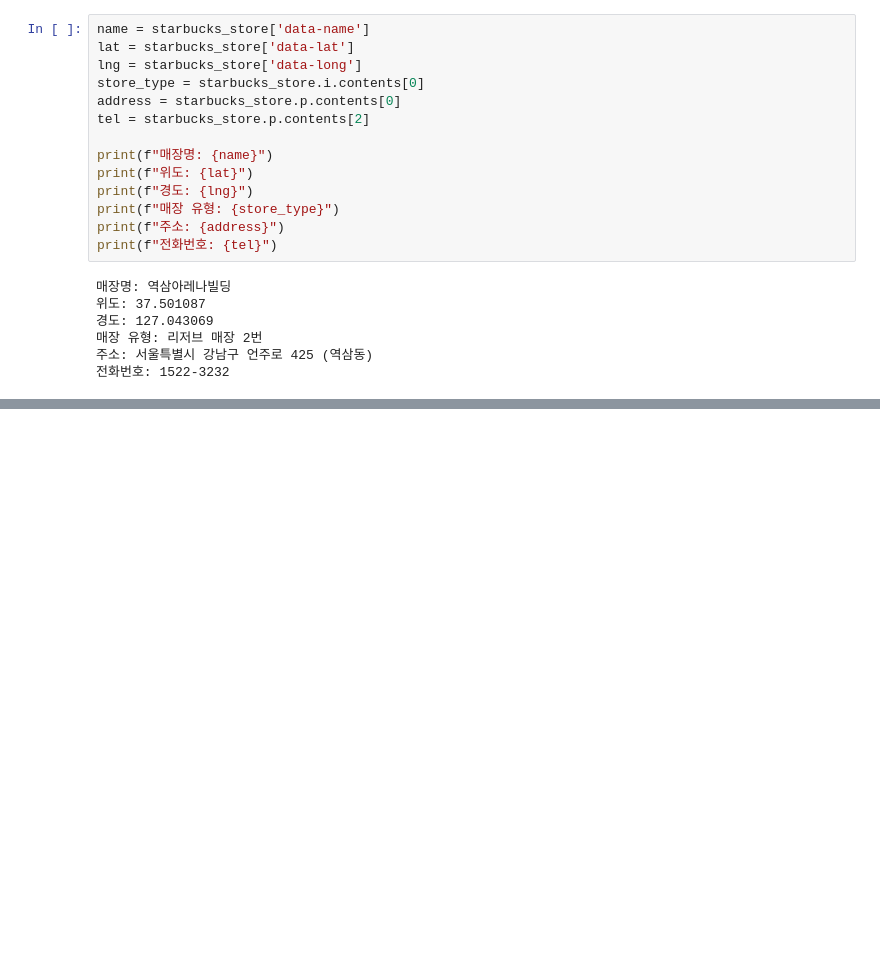
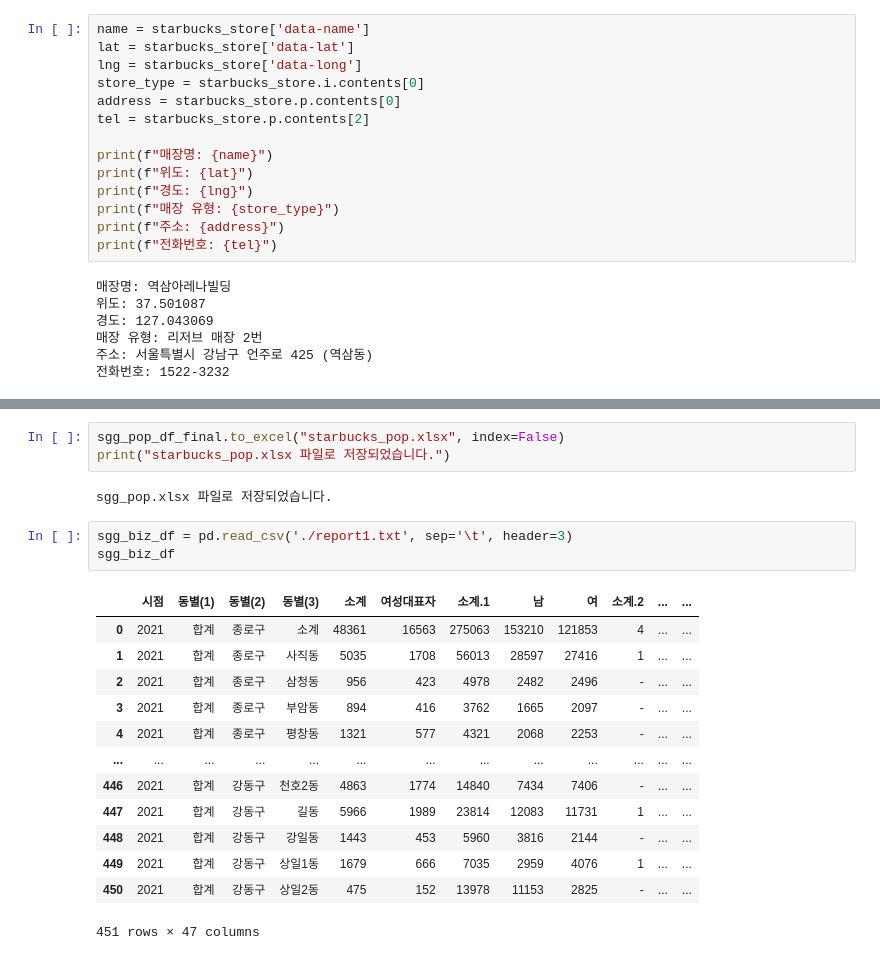
Before and after one commit to KHseo32/test, a Jupyter notebook: project01/05. 딥러닝/starbucks.ipynb, the cells around one changed output, grey strips where cells are left out. Saved outputs shown, nothing was run; the diff lists cells and outputs as text; blank space fills up the shorter version.

```diff
--- a/project01/05. 딥러닝/starbucks.ipynb
+++ b/project01/05. 딥러닝/starbucks.ipynb
@@ -148,0 +269,22 @@ print("스타벅스 매장 정보를 starbucks_stores.csv 파일로 저장했습
+# %%
+sgg_pop_df_final.to_excel("starbucks_pop.xlsx", index=False)
+print("starbucks_pop.xlsx 파일로 저장되었습니다.")
+# %% [output]
+sgg_pop.xlsx 파일로 저장되었습니다.
+# %%
+sgg_biz_df = pd.read_csv('./report1.txt', sep='\t', header=3)
+sgg_biz_df
+# %% [output]
+|  | 시점 | 동별(1) | 동별(2) | 동별(3) | 소계 | 여성대표자 | 소계.1 | 남 | 여 | 소계.2 | ... | ... |
+| 0 | 2021 | 합계 | 종로구 | 소계 | 48361 | 16563 | 275063 | 153210 | 121853 | 4 | ... | ... |
+| 1 | 2021 | 합계 | 종로구 | 사직동 | 5035 | 1708 | 56013 | 28597 | 27416 | 1 | ... | ... |
+| 2 | 2021 | 합계 | 종로구 | 삼청동 | 956 | 423 | 4978 | 2482 | 2496 | - | ... | ... |
+| 3 | 2021 | 합계 | 종로구 | 부암동 | 894 | 416 | 3762 | 1665 | 2097 | - | ... | ... |
+| 4 | 2021 | 합계 | 종로구 | 평창동 | 1321 | 577 | 4321 | 2068 | 2253 | - | ... | ... |
+| ... | ... | ... | ... | ... | ... | ... | ... | ... | ... | ... | ... | ... |
+| 446 | 2021 | 합계 | 강동구 | 천호2동 | 4863 | 1774 | 14840 | 7434 | 7406 | - | ... | ... |
+| 447 | 2021 | 합계 | 강동구 | 길동 | 5966 | 1989 | 23814 | 12083 | 11731 | 1 | ... | ... |
+| 448 | 2021 | 합계 | 강동구 | 강일동 | 1443 | 453 | 5960 | 3816 | 2144 | - | ... | ... |
+| 449 | 2021 | 합계 | 강동구 | 상일1동 | 1679 | 666 | 7035 | 2959 | 4076 | 1 | ... | ... |
+| 450 | 2021 | 합계 | 강동구 | 상일2동 | 475 | 152 | 13978 | 11153 | 2825 | - | ... | ... |
+451 rows × 47 columns
```
Also changed, not shown: parts of 25 cells of this notebook, 2 other files.
